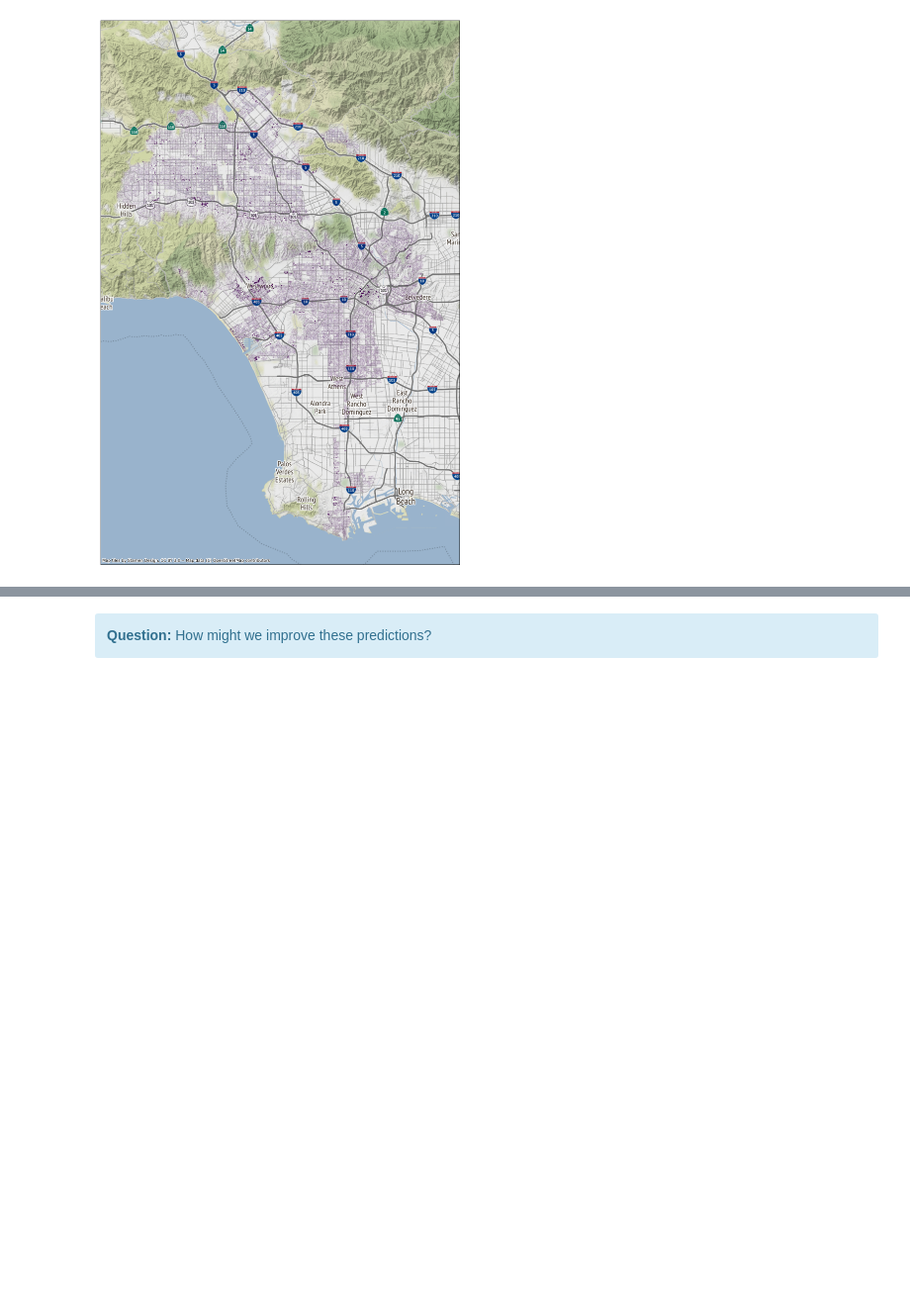
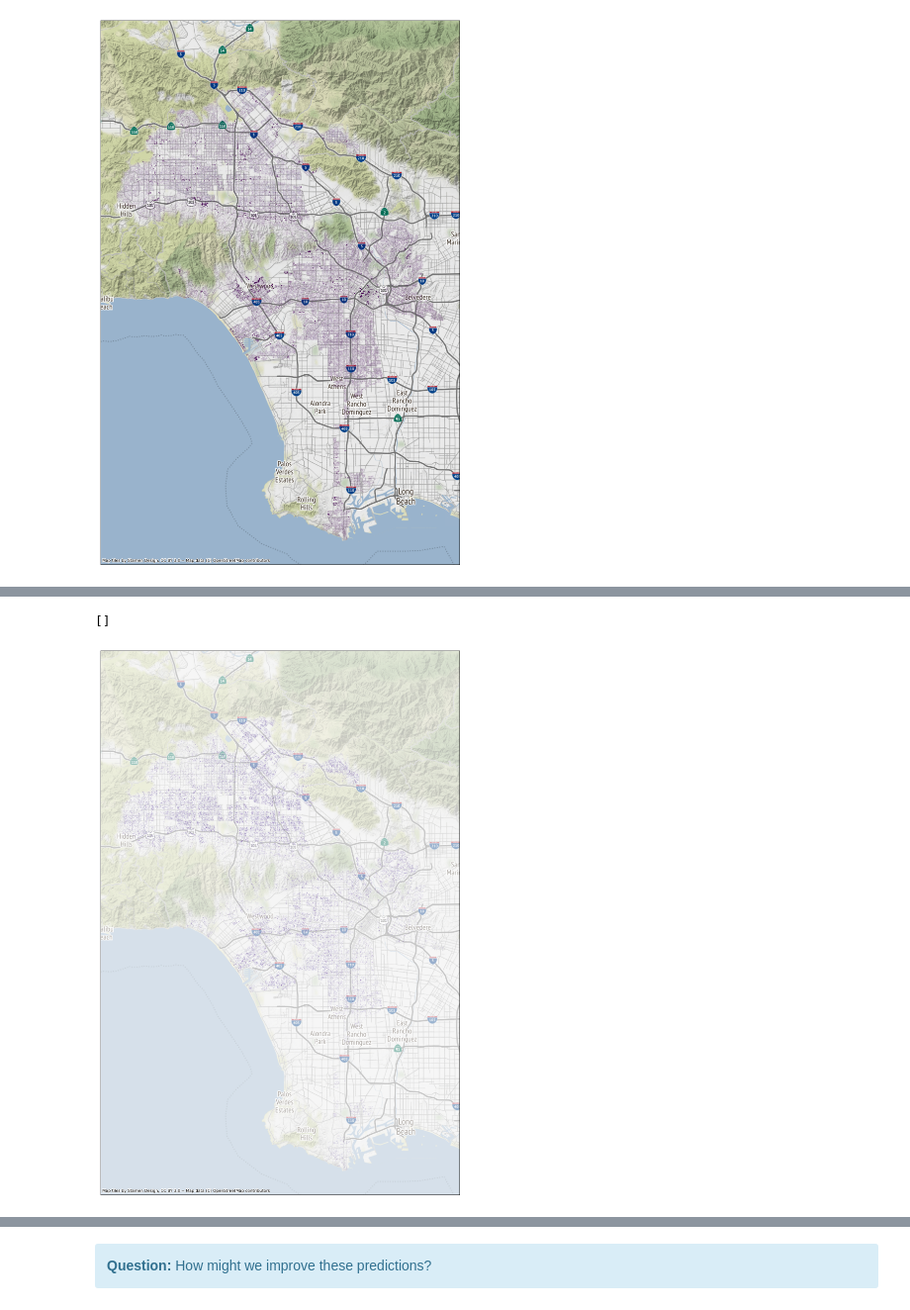
Before and after one commit to UCLALuskinDataScience/UrbanDataScience, a Jupyter notebook: weeks7-8/a_Classification.ipynb, the cells around one changed output, grey strips where cells are left out. Shown at 99% size. Drawn from its saved outputs; the diff is of its cells as text; code cells hidden in the pictures; blank space fills up the shorter version.

```diff
--- a/weeks7-8/a_Classification.ipynb
+++ b/weeks7-8/a_Classification.ipynb
@@ -454,0 +477,17 @@ ax.set_yticks([])
+# %%
+# Hmm. Maybe the markersize is a better way to go than a color
+import contextily as ctx
+import matplotlib.pyplot as plt
+
+# scale the column so we get a smaller markersize
+predictions['pred_ADU_scaled'] = predictions.pred_ADU*0.2
+fig, ax = plt.subplots(figsize=(20,20))
+predictions[predictions.pred_ADU>0.01].to_crs('EPSG:3857').plot(cmap='Purples',
+                                     markersize='pred_ADU_scaled',
+                                     ax=ax, legend=True)
+ctx.add_basemap(ax=ax, alpha=0.4)
+ax.set_xticks([])
+ax.set_yticks([])
+# %% [output]
+[]
+[figure, added]
```
Also changed, not shown: parts of 5 cells of this notebook.
